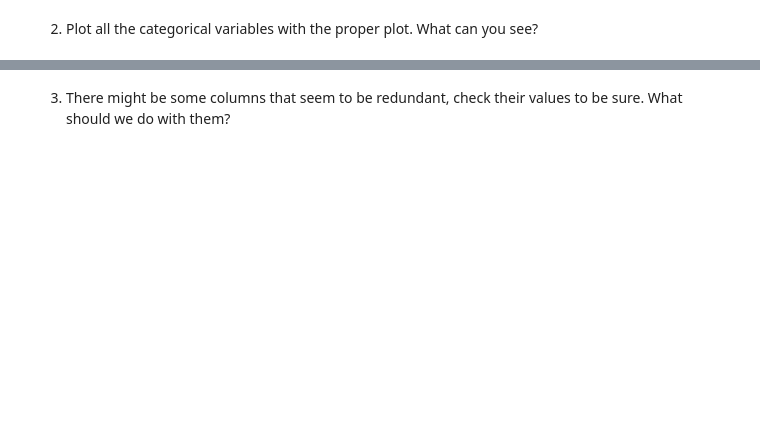
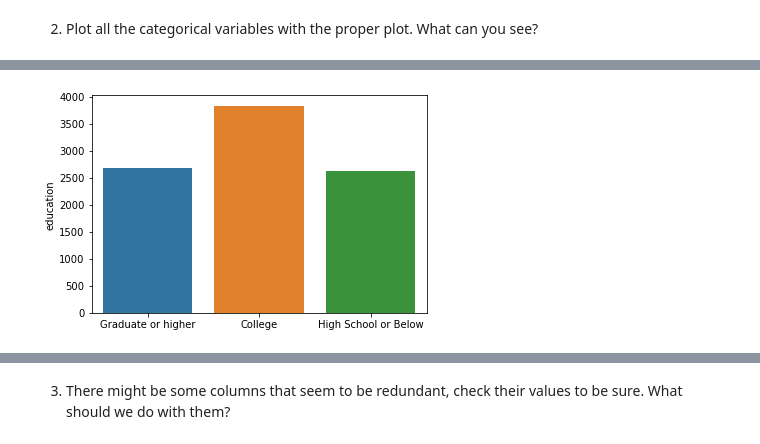
Before and after one commit to chrislacarte/lab-cleaning-numerical-data, a Jupyter notebook: main_notebook.ipynb, the cells around one changed output, grey strips where cells are left out. Cells and saved outputs as stored; diff of their text form; code cells hidden in the pictures; blank space fills up the shorter version.

```diff
--- a/main_notebook.ipynb
+++ b/main_notebook.ipynb
@@ -683,0 +747,5 @@ categorical_df
+# %%
+educ = categorical.groupby(["education"])['education'].count()
+b = sns.barplot(data=categorical, x=categorical['education'].unique(), y=educ)
+# %% [output]
+[figure, added]
```
Also changed, not shown: parts of 51 cells of this notebook.
